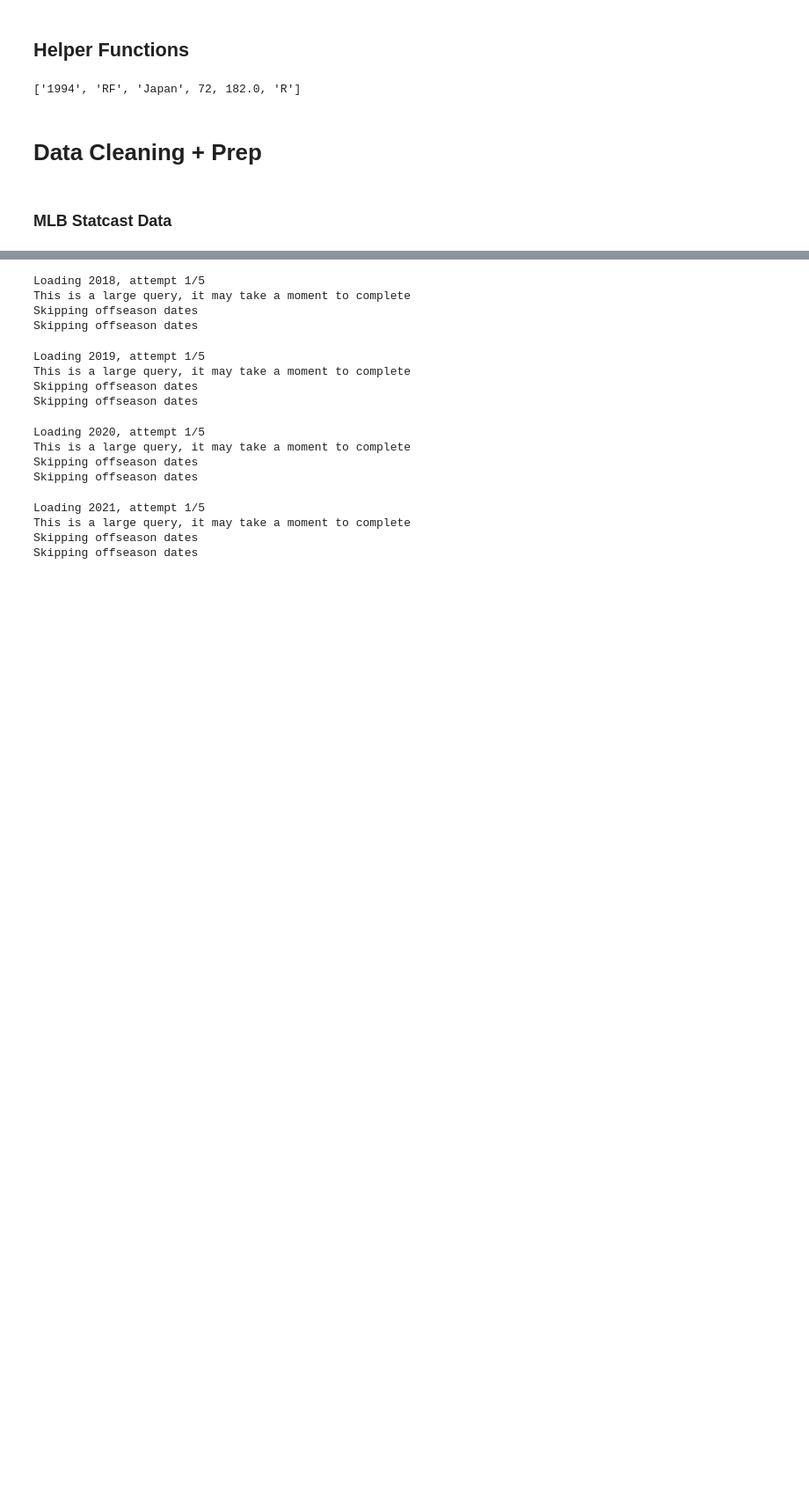
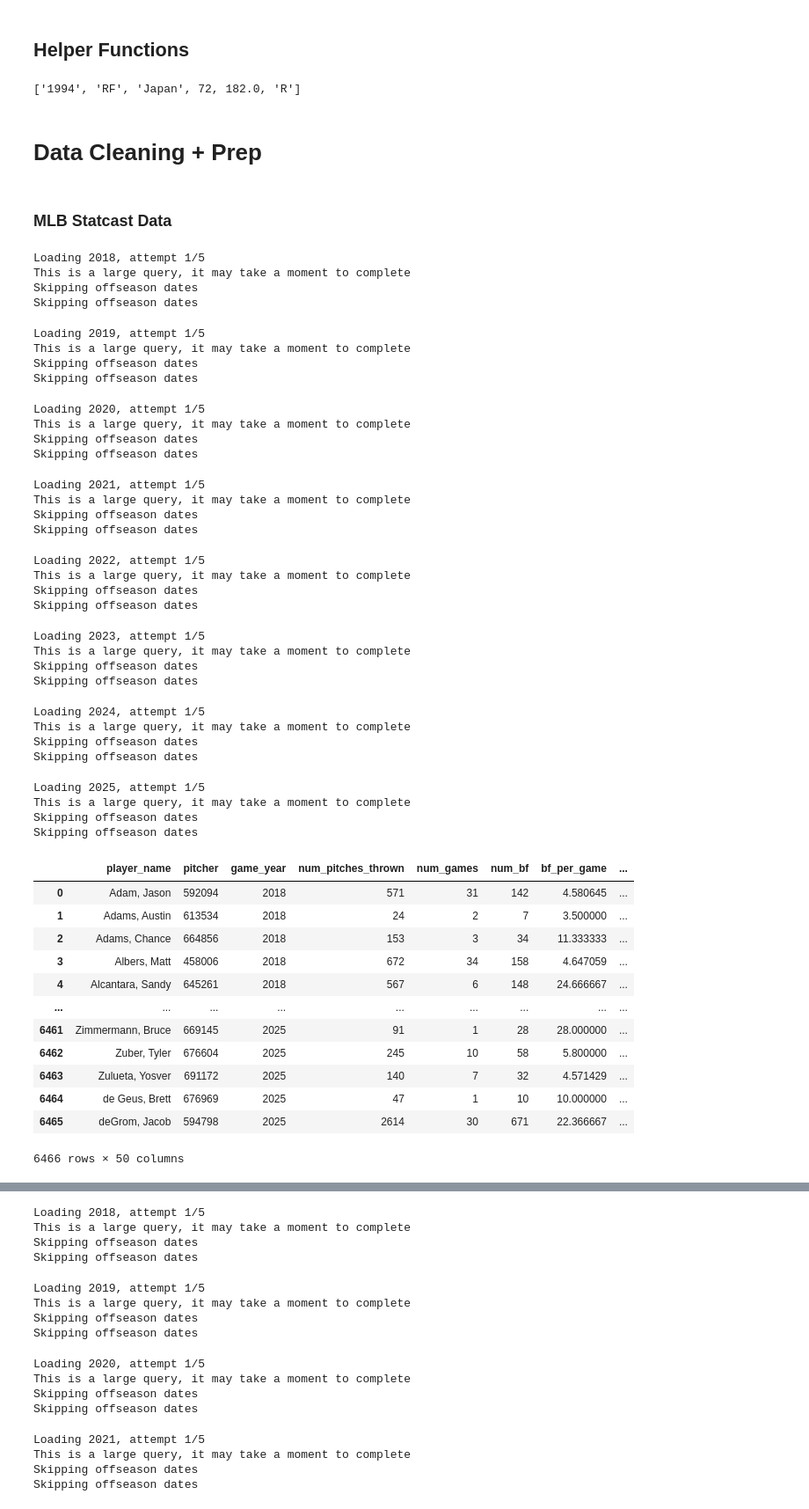
Before and after one commit to SatrunsDream/Workload-effect-on-pitcher-injury, a Jupyter notebook: EDA.ipynb, the cells around one changed output, grey strips where cells are left out. Shown at 88% size. Drawn from its saved outputs; the diff is of its cells as text; code cells hidden in the pictures; blank space fills up the shorter version.

```diff
--- a/EDA.ipynb
+++ b/EDA.ipynb
@@ -242,3 +366,55 @@ def safe_load(year, retries=5):
 # Data Cleaning + Prep
 # %% [markdown]
 ### MLB Statcast Data
+# %%
+## takes awhile to run as it's loading 8 years of statcast data (~50-55 min)
+statcast_dfs = [safe_load(i) for i in range(2018, 2026)]
+statcast_dfs = [df for df in statcast_dfs if df is not None] ## filters out any corrupted dfs
+mlb_data = pd.concat(statcast_dfs, ignore_index=True)
+mlb_data
+# %% [output]
+Loading 2018, attempt 1/5
+This is a large query, it may take a moment to complete
+Skipping offseason dates
+Skipping offseason dates
+Loading 2019, attempt 1/5
+This is a large query, it may take a moment to complete
+Skipping offseason dates
+Skipping offseason dates
+Loading 2020, attempt 1/5
+This is a large query, it may take a moment to complete
+Skipping offseason dates
+Skipping offseason dates
+Loading 2021, attempt 1/5
+This is a large query, it may take a moment to complete
+Skipping offseason dates
+Skipping offseason dates
+Loading 2022, attempt 1/5
+This is a large query, it may take a moment to complete
+Skipping offseason dates
+Skipping offseason dates
+Loading 2023, attempt 1/5
+This is a large query, it may take a moment to complete
+Skipping offseason dates
+Skipping offseason dates
+Loading 2024, attempt 1/5
+This is a large query, it may take a moment to complete
+Skipping offseason dates
+Skipping offseason dates
+Loading 2025, attempt 1/5
+This is a large query, it may take a moment to complete
+Skipping offseason dates
+Skipping offseason dates
+|  | player_name | pitcher | game_year | num_pitches_thrown | num_games | num_bf | bf_per_game | ... |
+| 0 | Adam, Jason | 592094 | 2018 | 571 | 31 | 142 | 4.580645 | ... |
+| 1 | Adams, Austin | 613534 | 2018 | 24 | 2 | 7 | 3.500000 | ... |
+| 2 | Adams, Chance | 664856 | 2018 | 153 | 3 | 34 | 11.333333 | ... |
+| 3 | Albers, Matt | 458006 | 2018 | 672 | 34 | 158 | 4.647059 | ... |
+| 4 | Alcantara, Sandy | 645261 | 2018 | 567 | 6 | 148 | 24.666667 | ... |
+| ... | ... | ... | ... | ... | ... | ... | ... | ... |
+| 6461 | Zimmermann, Bruce | 669145 | 2025 | 91 | 1 | 28 | 28.000000 | ... |
+| 6462 | Zuber, Tyler | 676604 | 2025 | 245 | 10 | 58 | 5.800000 | ... |
+| 6463 | Zulueta, Yosver | 691172 | 2025 | 140 | 7 | 32 | 4.571429 | ... |
+| 6464 | de Geus, Brett | 676969 | 2025 | 47 | 1 | 10 | 10.000000 | ... |
+| 6465 | deGrom, Jacob | 594798 | 2025 | 2614 | 30 | 671 | 22.366667 | ... |
+6466 rows × 50 columns
```
Also changed, not shown: parts of 4 cells of this notebook, 1 other file.
